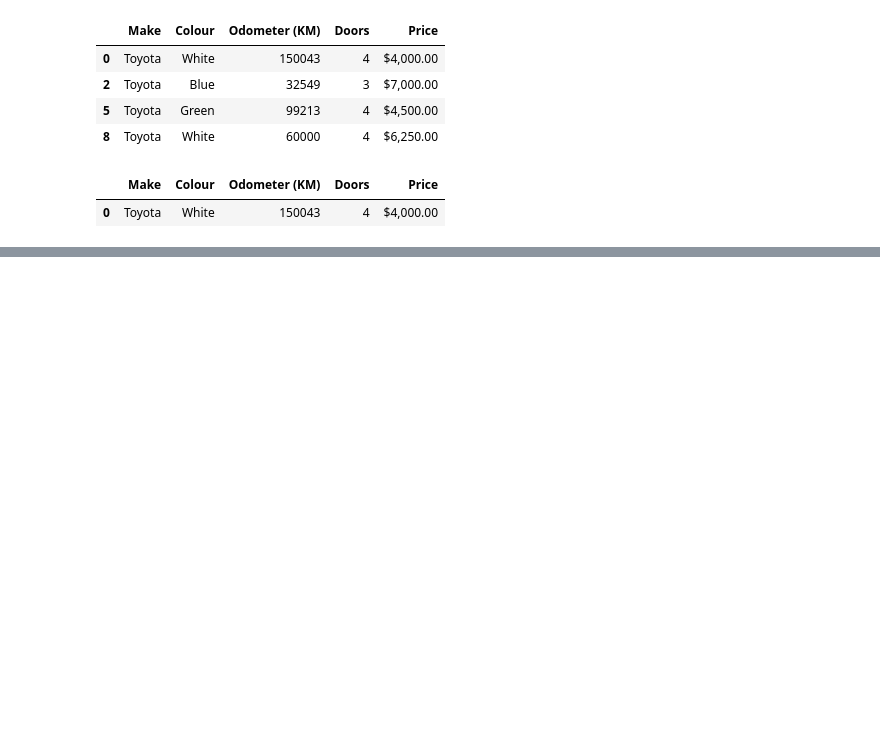
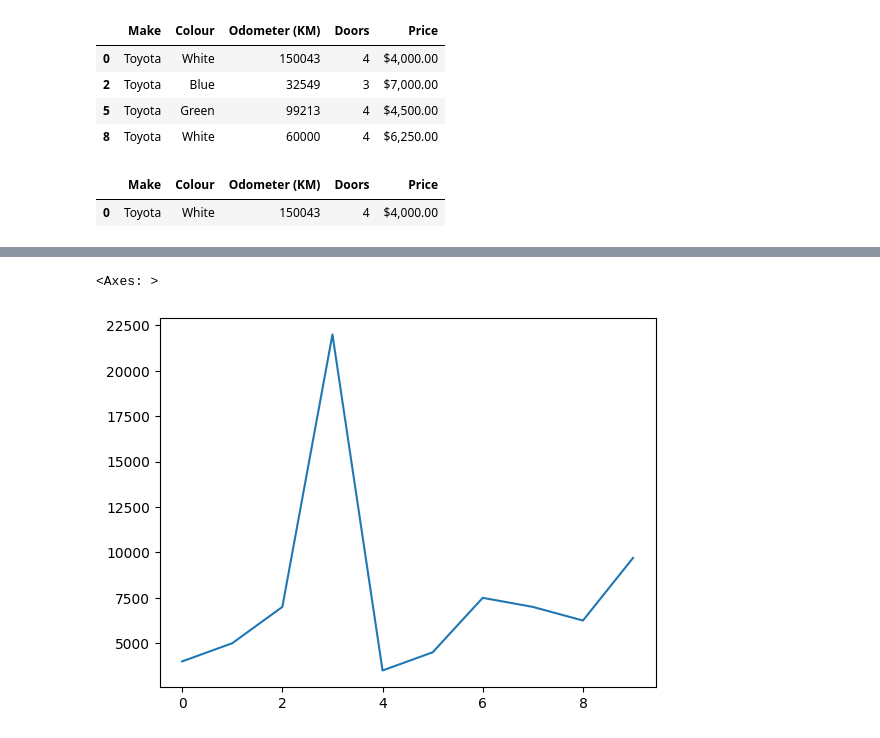
Before and after one commit to dragonka79/machine_learning, a Jupyter notebook: Pandas/intro_to_pandas.ipynb, the cells around one changed output, grey strips where cells are left out. Drawn from its saved outputs; the diff is of its cells as text; code cells hidden in the pictures; blank space fills up the shorter version.

```diff
--- a/Pandas/intro_to_pandas.ipynb
+++ b/Pandas/intro_to_pandas.ipynb
@@ -452,0 +552,7 @@ car_toyota[car_toyota["Odometer (KM)"] > 150000]
+# %%
+# .astype(float): this handles values with cents, e.g., $9,700.99 becomes 9700.99
+# .round(): rounds to the nearest whole number → 15001.0
+# .astype(int): finally converts to integer by truncating the decimal (not rounding).
+car_sales2 = car_sales.copy()
+car_sales2["Price_Clean"] = car_sales2["Price"].str.replace('[\$,]', '', regex=True).astype(float).astype(int)
+car_sales2
@@ -452,0 +600,5 @@ car_toyota[car_toyota["Odometer (KM)"] > 150000]
+# %%
+car_sales2["Price_Clean"].plot()
+# %% [output]
+<Axes: >
+[figure, added]
```
Also changed, not shown: parts of 26 cells of this notebook.
